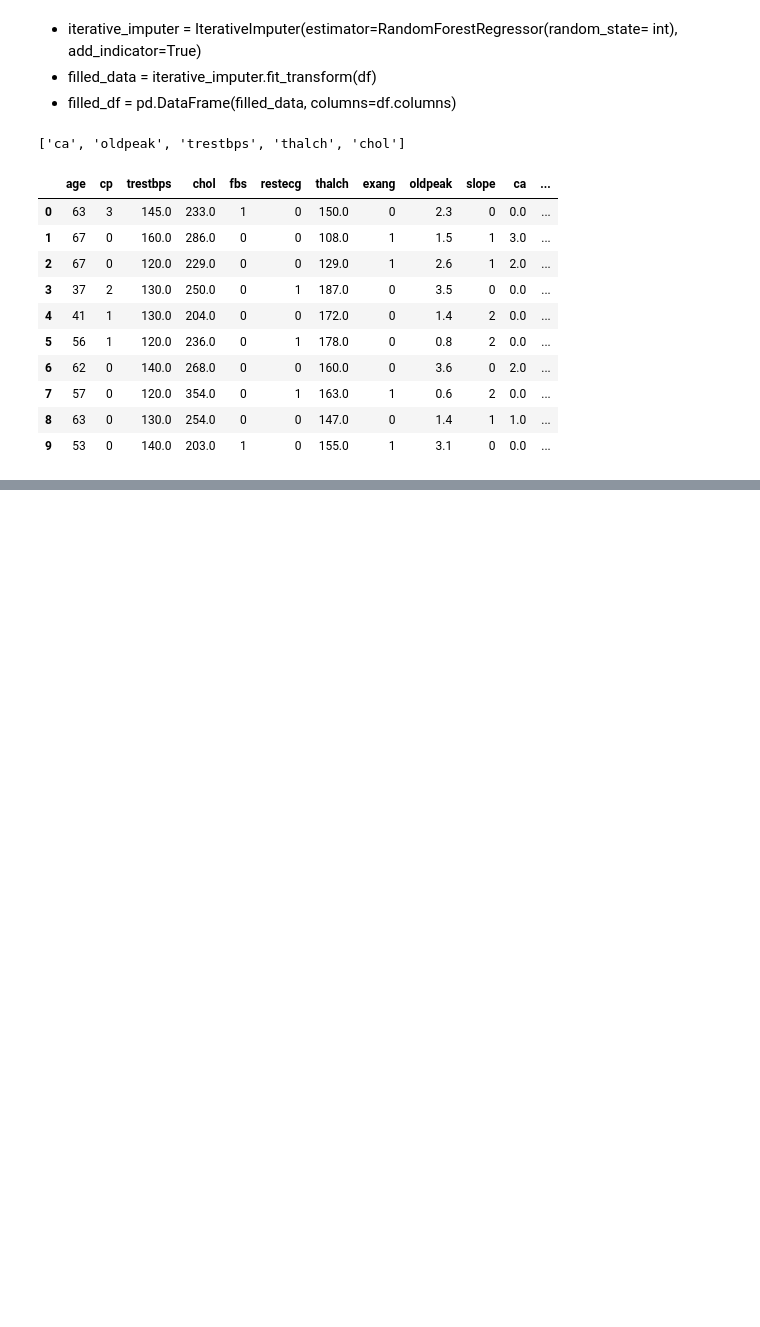
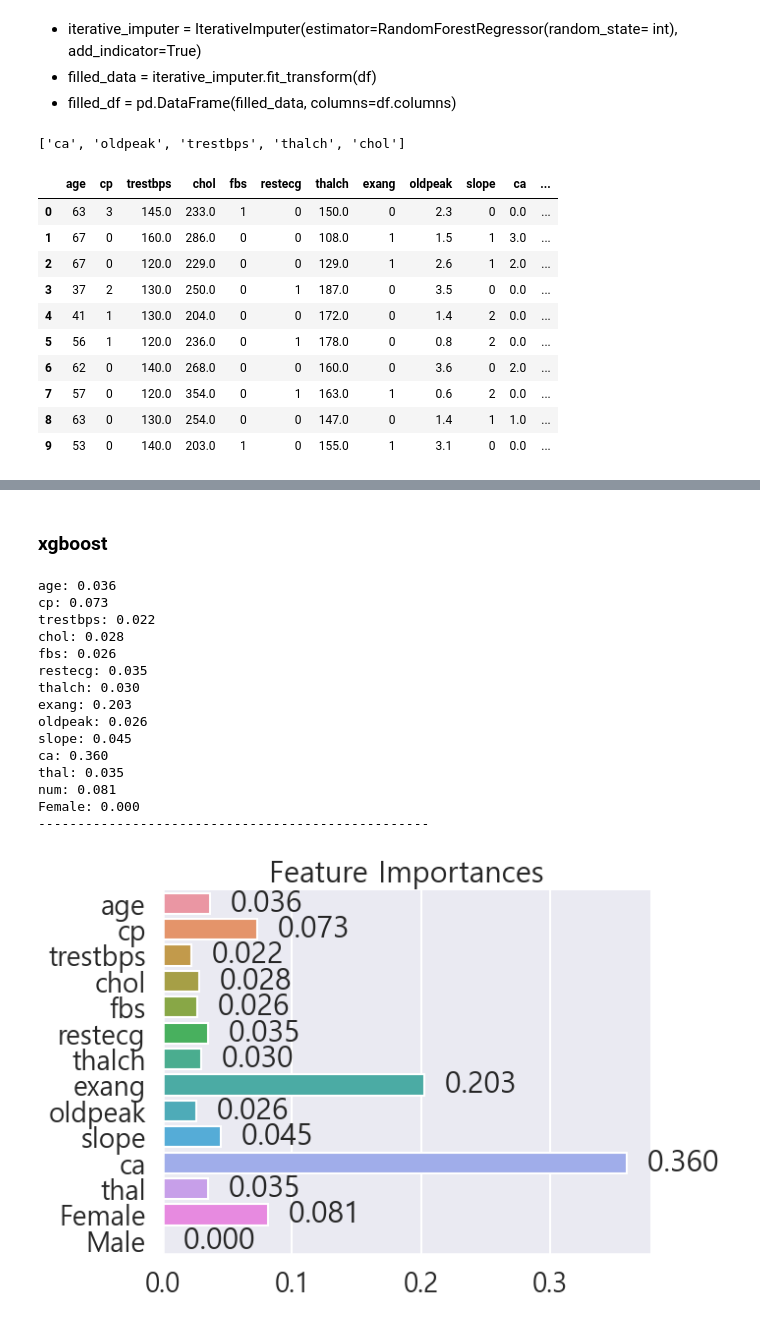
Before and after one commit to Pepi10/ML, a Jupyter notebook: 1Heart_Disease.ipynb, the cells around one changed output, grey strips where cells are left out. Cells and saved outputs as stored; diff of their text form; code cells hidden in the pictures; blank space fills up the shorter version.

```diff
--- a/1Heart_Disease.ipynb
+++ b/1Heart_Disease.ipynb
@@ -1173,0 +1490,32 @@ df.head(10)
+# %% [markdown]
+### xgboost
+# %%
+# feature importance 확인
+for name, value in zip(df.columns , xgb.feature_importances_):
+    print(f'{name}: {value:.3f}')
+
+print('-'*50)
+
+# feature importance 시각화
+ax = sns.barplot(x = xgb.feature_importances_ , y=X.columns)
+ax.bar_label(ax.containers[0], fmt='  %.3f')
+plt.gca().spines[['right', 'top']].set_visible(False)
+plt.title('Feature Importances')
+plt.show()
+# %% [output]
+age: 0.036
+cp: 0.073
+trestbps: 0.022
+chol: 0.028
+fbs: 0.026
+restecg: 0.035
+thalch: 0.030
+exang: 0.203
+oldpeak: 0.026
+slope: 0.045
+ca: 0.360
+thal: 0.035
+num: 0.081
+Female: 0.000
+--------------------------------------------------
+[figure, added]
```
Also changed, not shown: parts of 25 cells of this notebook, 2 other files.
